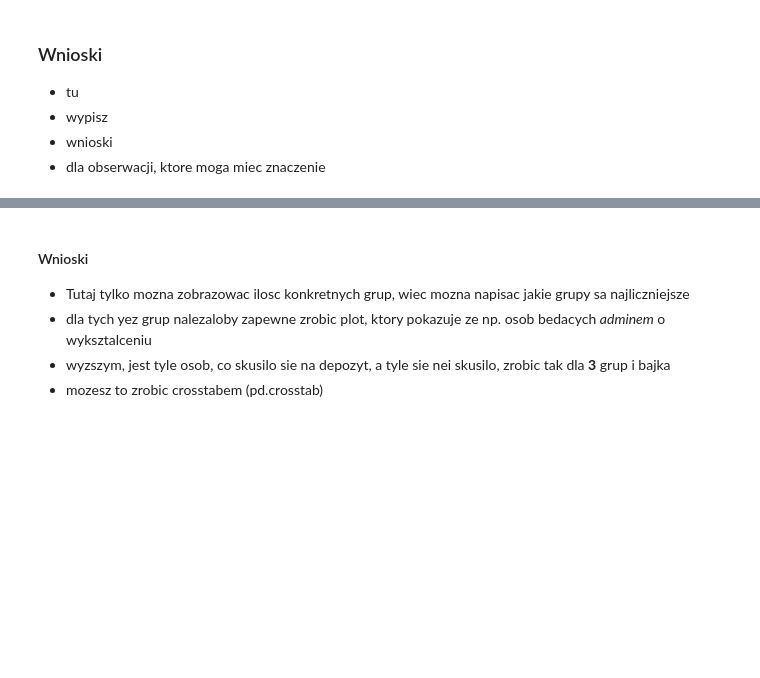
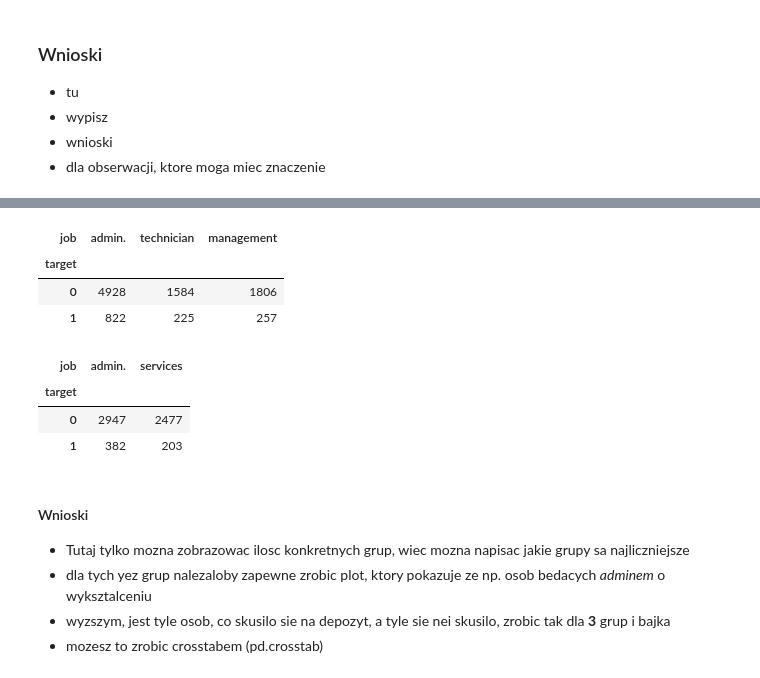
Before and after one commit to KubaKrzych/Bank-Marketing-Campaign-Analysis, a Jupyter notebook: notebooks/1_eda.ipynb, the cells around one changed output, grey strips where cells are left out. Drawn from its saved outputs; the diff is of its cells as text; code cells hidden in the pictures; blank space fills up the shorter version.

```diff
--- a/notebooks/1_eda.ipynb
+++ b/notebooks/1_eda.ipynb
@@ -98,3 +165,19 @@ plt.show()
+# %%
+subset = pd.crosstab([df.education, df.job], df.target)
+subset.xs(('university.degree'), level='education').T[['admin.','technician','management']]
+# %% [output]
+| job | admin. | technician | management |
+| target |  |  |  |
+| 0 | 4928 | 1584 | 1806 |
+| 1 | 822 | 225 | 257 |
+# %%
+subset = pd.crosstab([df.education, df.job], df.target)
+subset.xs(('high.school'), level='education').T[['admin.','services']]
+# %% [output]
+| job | admin. | services |
+| target |  |  |
+| 0 | 2947 | 2477 |
+| 1 | 382 | 203 |
 # %% [markdown]
 #### Wnioski
 - Tutaj tylko mozna zobrazowac ilosc konkretnych grup, wiec mozna napisac jakie grupy sa najliczniejsze
```
Also changed, not shown: parts of 15 cells of this notebook, 1 other file.
